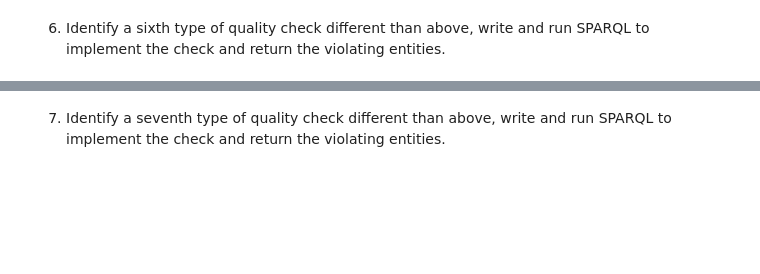
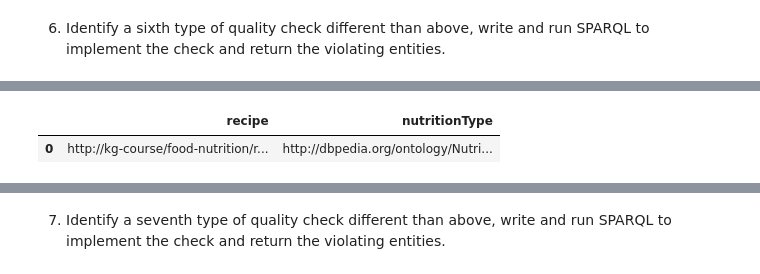
Before and after one commit to DominicVerschoor/Knowledge_Graph_Quality_Assesment, a Jupyter notebook: Assignment2 Template.ipynb, the cells around one changed output, grey strips where cells are left out. Drawn from its saved outputs; the diff is of its cells as text; code cells hidden in the pictures; blank space fills up the shorter version.

```diff
--- a/Assignment2 Template.ipynb
+++ b/Assignment2 Template.ipynb
@@ -148,4 +169,5 @@ No file for queries/q5.rq
 # %% [markdown]
 6. Identify a sixth type of quality check different than above, write and run SPARQL to implement the check and return the violating entities.
 # %%
-run_query(g, 'q6.rq')
+run_query(g, 'queries/q6.rq')
+# %% [output]
@@ -151,0 +175,2 @@ run_query(g, 'q6.rq')
+|  | recipe | nutritionType |
+| 0 | http://kg-course/food-nutrition/r... | http://dbpedia.org/ontology/Nutri... |
```
Also changed, not shown: parts of 8 cells of this notebook, 3 other files.
